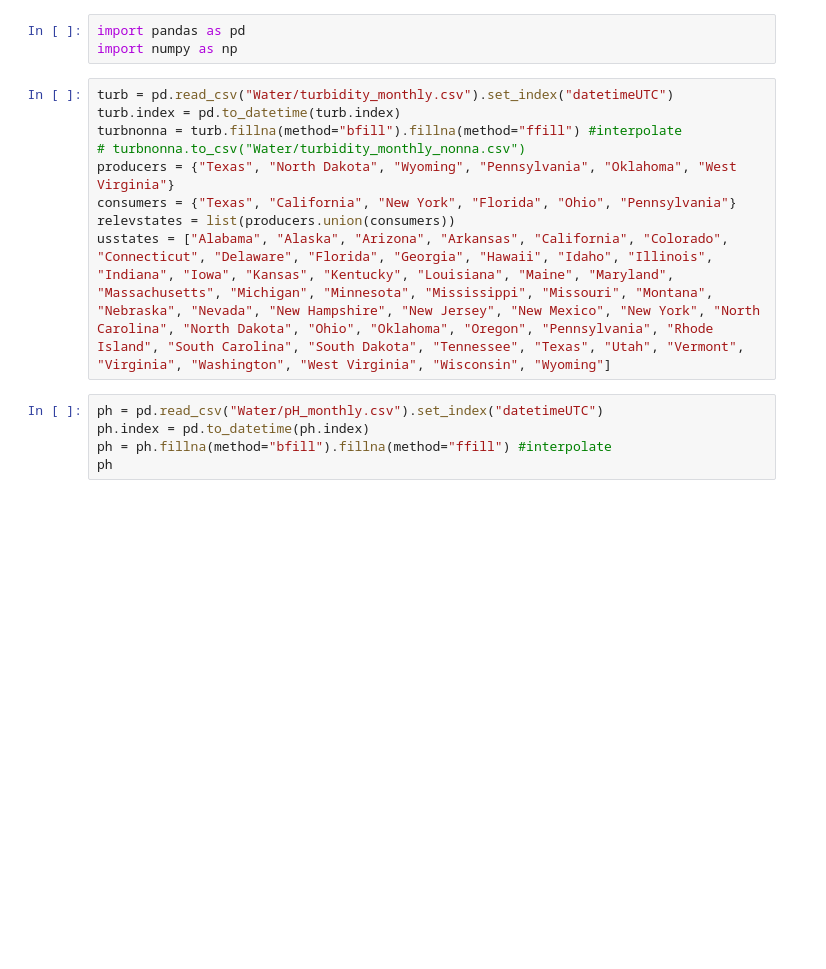
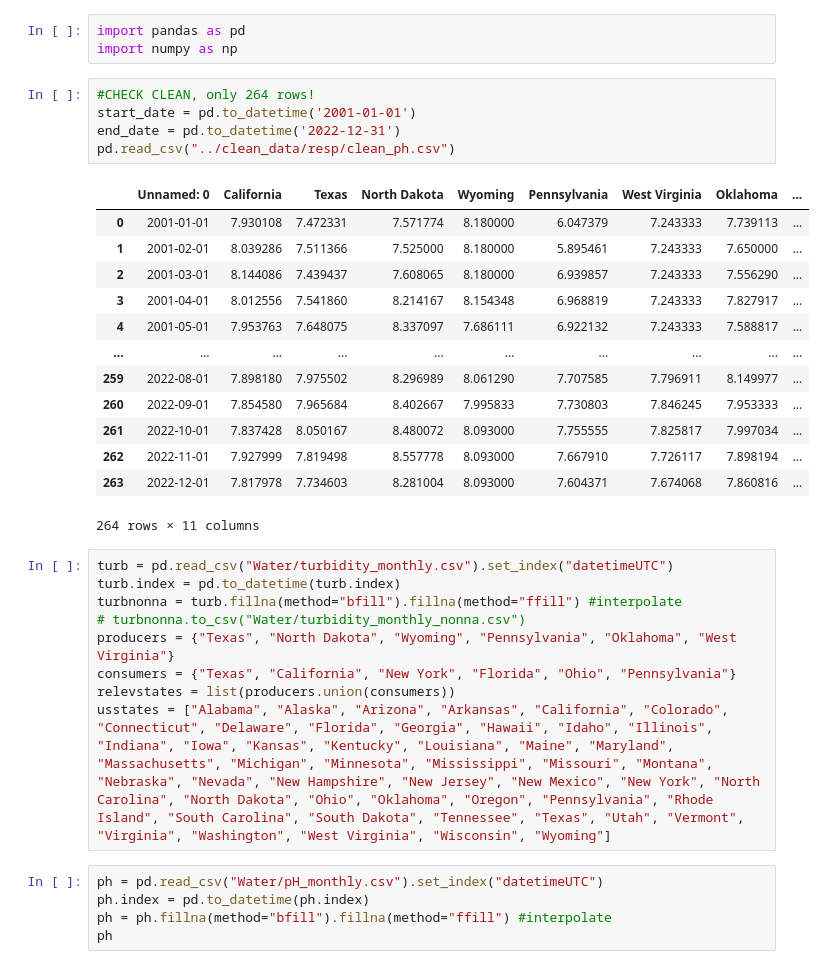
Before and after one commit to rohan-r-kulkarni/energy_analytics, a Jupyter notebook: env_health_index/cleaning_environment.ipynb, the cells around one changed output. Saved outputs shown, nothing was run; the diff lists cells and outputs as text; blank space fills up the shorter version.

```diff
--- a/env_health_index/cleaning_environment.ipynb
+++ b/env_health_index/cleaning_environment.ipynb
@@ -1,6 +1,25 @@
 # %%
 import pandas as pd
 import numpy as np
+# %%
+#CHECK CLEAN, only 264 rows!
+start_date = pd.to_datetime('2001-01-01')
+end_date = pd.to_datetime('2022-12-31')
+pd.read_csv("../clean_data/resp/clean_ph.csv")
+# %% [output]
+|  | Unnamed: 0 | California | Texas | North Dakota | Wyoming | Pennsylvania | West Virginia | Oklahoma | ... |
+| 0 | 2001-01-01 | 7.930108 | 7.472331 | 7.571774 | 8.180000 | 6.047379 | 7.243333 | 7.739113 | ... |
+| 1 | 2001-02-01 | 8.039286 | 7.511366 | 7.525000 | 8.180000 | 5.895461 | 7.243333 | 7.650000 | ... |
+| 2 | 2001-03-01 | 8.144086 | 7.439437 | 7.608065 | 8.180000 | 6.939857 | 7.243333 | 7.556290 | ... |
+| 3 | 2001-04-01 | 8.012556 | 7.541860 | 8.214167 | 8.154348 | 6.968819 | 7.243333 | 7.827917 | ... |
+| 4 | 2001-05-01 | 7.953763 | 7.648075 | 8.337097 | 7.686111 | 6.922132 | 7.243333 | 7.588817 | ... |
+| ... | ... | ... | ... | ... | ... | ... | ... | ... | ... |
+| 259 | 2022-08-01 | 7.898180 | 7.975502 | 8.296989 | 8.061290 | 7.707585 | 7.796911 | 8.149977 | ... |
+| 260 | 2022-09-01 | 7.854580 | 7.965684 | 8.402667 | 7.995833 | 7.730803 | 7.846245 | 7.953333 | ... |
+| 261 | 2022-10-01 | 7.837428 | 8.050167 | 8.480072 | 8.093000 | 7.755555 | 7.825817 | 7.997034 | ... |
+| 262 | 2022-11-01 | 7.927999 | 7.819498 | 8.557778 | 8.093000 | 7.667910 | 7.726117 | 7.898194 | ... |
+| 263 | 2022-12-01 | 7.817978 | 7.734603 | 8.281004 | 8.093000 | 7.604371 | 7.674068 | 7.860816 | ... |
+264 rows × 11 columns
 # %%
 turb = pd.read_csv("Water/turbidity_monthly.csv").set_index("datetimeUTC")
 turb.index = pd.to_datetime(turb.index)
```
Also changed, not shown: 11 other files.
